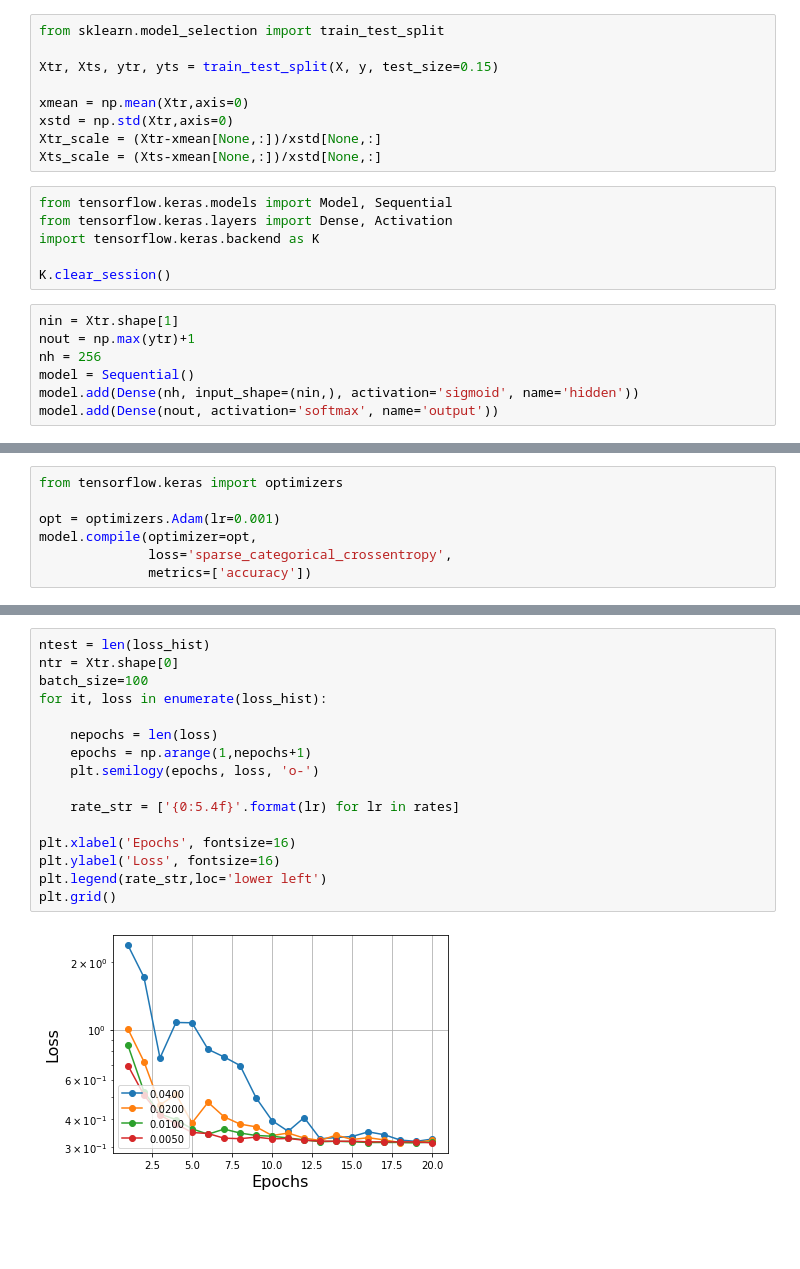
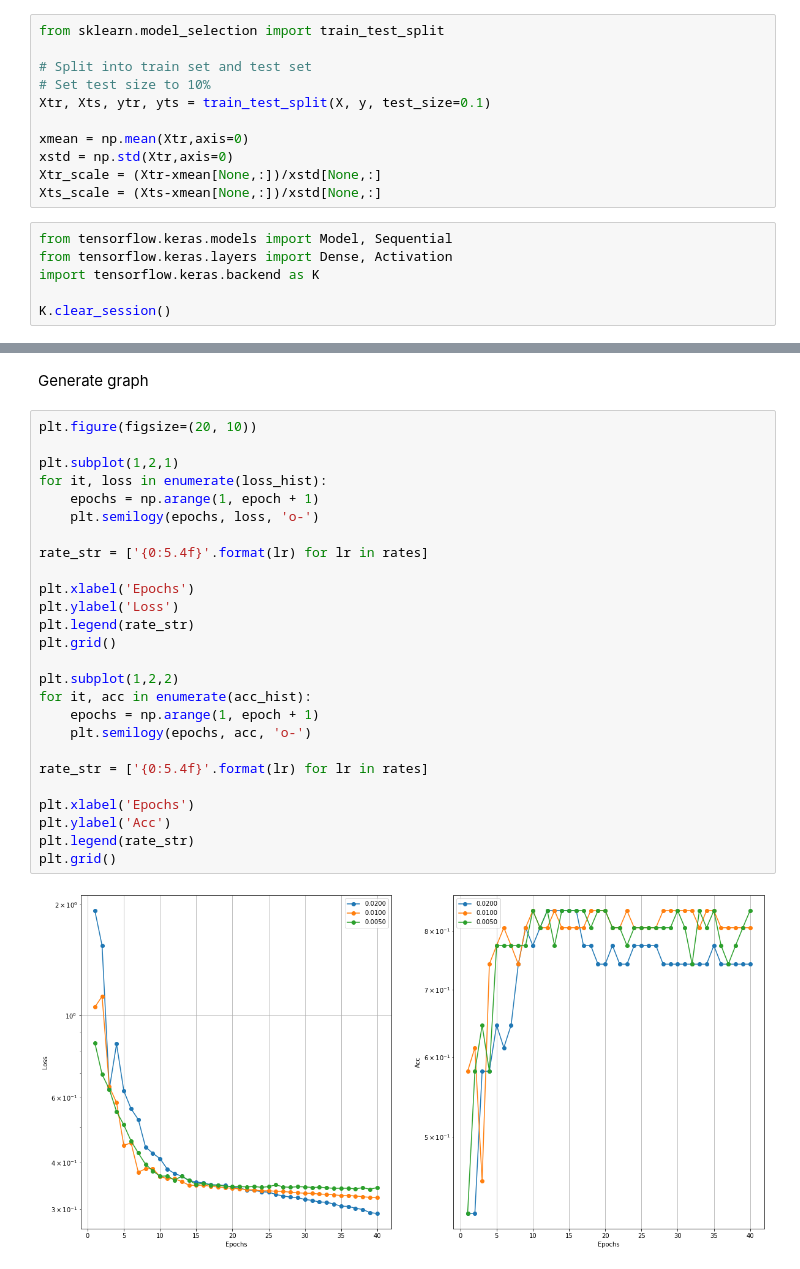
Before and after one commit to zhyib/MLProject, a Jupyter notebook: notebook.ipynb, the cells around one changed output, grey strips where cells are left out. Saved outputs shown, nothing was run; the diff lists cells and outputs as text; blank space fills up the shorter version.

```diff
--- a/notebook.ipynb
+++ b/notebook.ipynb
@@ -166,7 +235,9 @@ error rate = 0.1585
 # %%
 from sklearn.model_selection import train_test_split
 
-Xtr, Xts, ytr, yts = train_test_split(X, y, test_size=0.15)
+# Split into train set and test set
+# Set test size to 10%
+Xtr, Xts, ytr, yts = train_test_split(X, y, test_size=0.1)
 
 xmean = np.mean(Xtr,axis=0)
 xstd = np.std(Xtr,axis=0)
@@ -178,10 +249,3 @@ from tensorflow.keras.layers import Dense, Activation
 import tensorflow.keras.backend as K
 
 K.clear_session()
-# %%
-nin = Xtr.shape[1]
-nout = np.max(ytr)+1
-nh = 256
-model = Sequential()
-model.add(Dense(nh, input_shape=(nin,), activation='sigmoid', name='hidden'))
-model.add(Dense(nout, activation='softmax', name='output'))
@@ -203,8 +252 @@ _________________________________________________________________
-# %%
-from tensorflow.keras import optimizers
-
-opt = optimizers.Adam(lr=0.001)
-model.compile(optimizer=opt,
-              loss='sparse_categorical_crossentropy',
-              metrics=['accuracy'])
 # %%
@@ -260,18 +317,30 @@ lr=  5.0000e-03 test accuracy=0.695652
+# %% [markdown]
+Generate graph
 # %%
-ntest = len(loss_hist)
-ntr = Xtr.shape[0]
-batch_size=100
+plt.figure(figsize=(20, 10))
+
+plt.subplot(1,2,1)
 for it, loss in enumerate(loss_hist):
-
-    nepochs = len(loss)
-    epochs = np.arange(1,nepochs+1)
+    epochs = np.arange(1, epoch + 1)
     plt.semilogy(epochs, loss, 'o-')
 
-    rate_str = ['{0:5.4f}'.format(lr) for lr in rates]
+rate_str = ['{0:5.4f}'.format(lr) for lr in rates]
 
-plt.xlabel('Epochs', fontsize=16)
-plt.ylabel('Loss', fontsize=16)
-plt.legend(rate_str,loc='lower left')
+plt.xlabel('Epochs')
+plt.ylabel('Loss')
+plt.legend(rate_str)
 plt.grid()
+
+plt.subplot(1,2,2)
+for it, acc in enumerate(acc_hist):
+    epochs = np.arange(1, epoch + 1)
+    plt.semilogy(epochs, acc, 'o-')
+
+rate_str = ['{0:5.4f}'.format(lr) for lr in rates]
+
+plt.xlabel('Epochs')
+plt.ylabel('Acc')
+plt.legend(rate_str)
+plt.grid()
 # %% [output]
-[figure, old version]
+[figure, new version]
```
Also changed, not shown: parts of 17 cells of this notebook.
